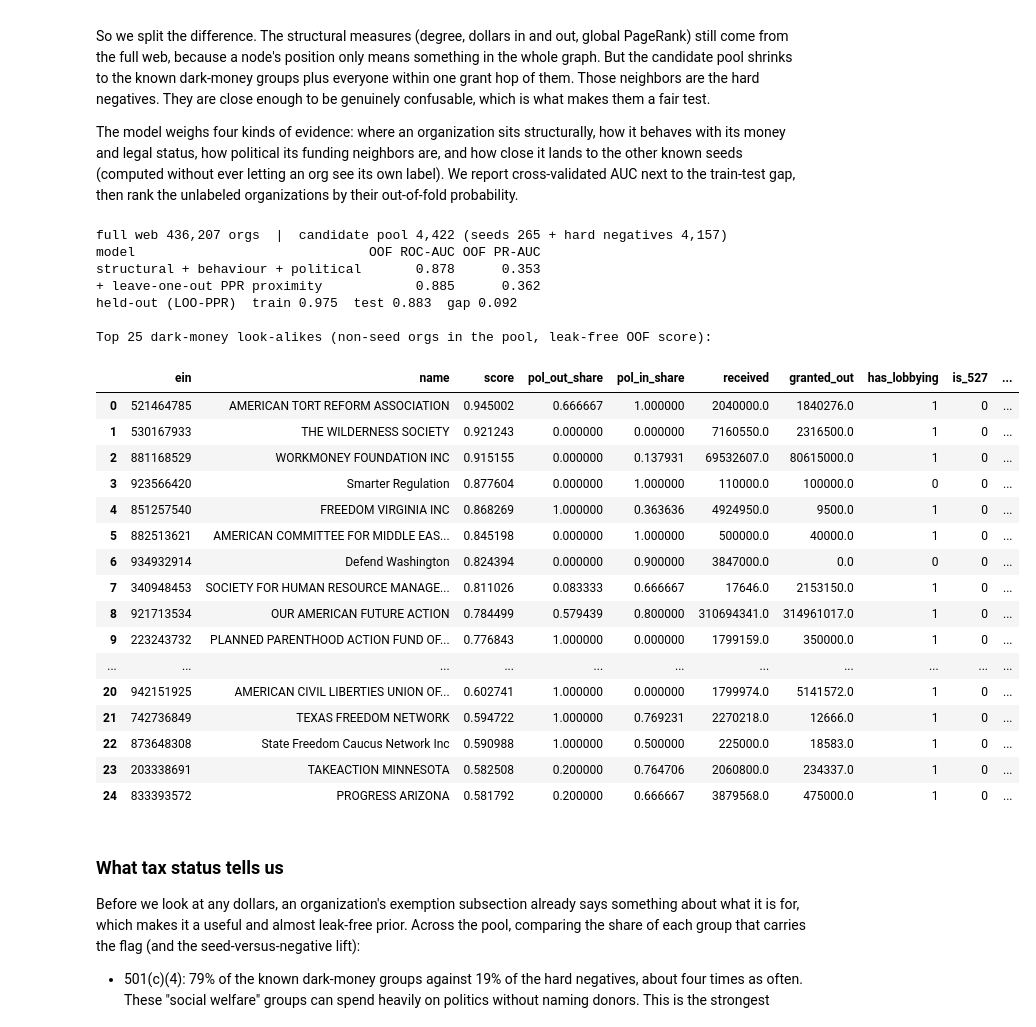
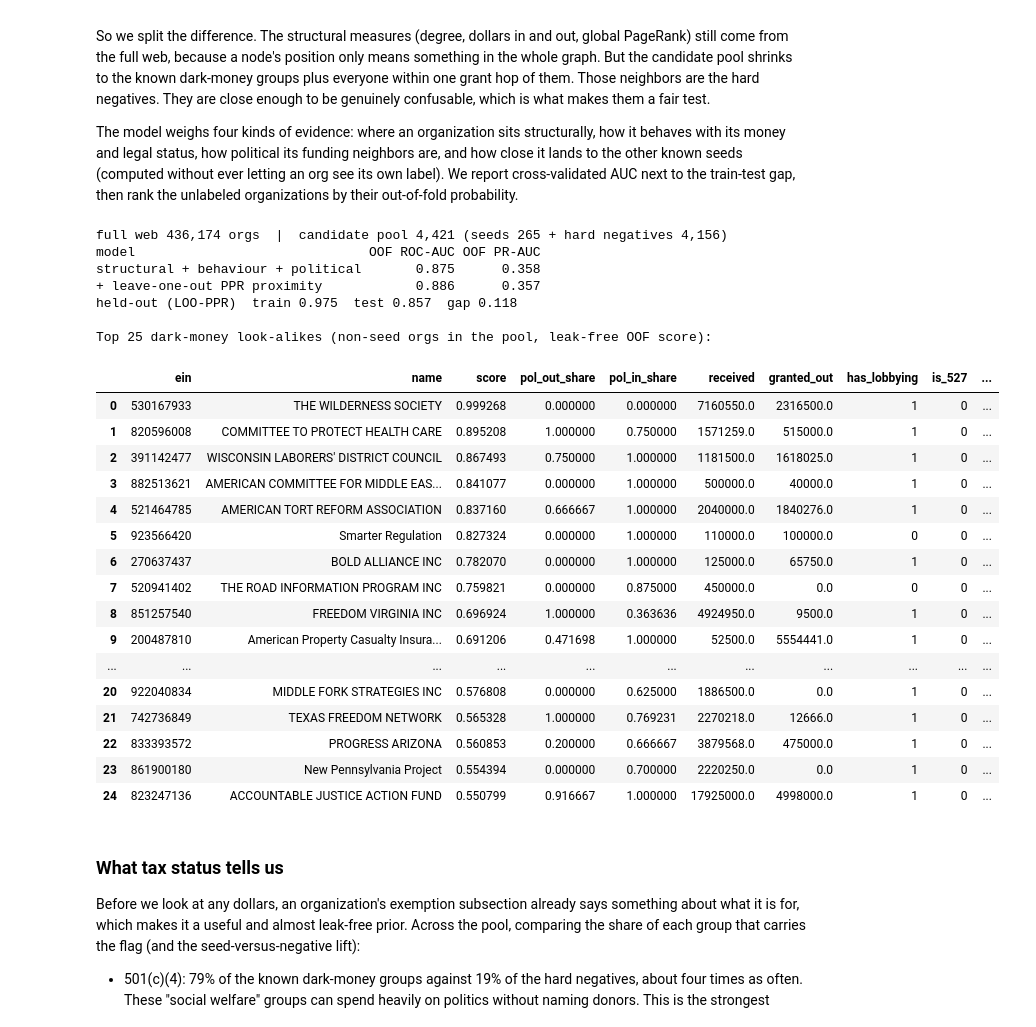
Before and after one commit to team-glass-house/influence-network, a Jupyter notebook: notebooks/network_analysis_modeling.ipynb, the cells around one changed output. Cells and saved outputs as stored; diff of their text form; code cells hidden in the pictures.

```diff
--- a/notebooks/network_analysis_modeling.ipynb
+++ b/notebooks/network_analysis_modeling.ipynb
@@ -303,6 +256,11 @@ import networkx as nx
 import numpy as np, pandas as pd
 
 YEARS = "(2023, 2024)"  # tax years for the money-flow network
+
+# Repeated-digit EINs (000000000, 999999999, 111111111, ...) are redaction sentinels filers enter
+# for a missing grantee, not real orgs; their inbound edges are artificial, so drop them up front.
+PLACEHOLDER_EINS = tuple(str(d) * 9 for d in range(10))
+_ph_sql = "(" + ", ".join(f"'{e}'" for e in PLACEHOLDER_EINS) + ")"
 
 # Dark-money seeds loaded from the maintained S3 label file.
 conn.execute(f"""CREATE OR REPLACE TEMP TABLE dark_money AS
@@ -318,6 +276,8 @@ WITH fy AS (SELECT filing_id, ein FROM irs990_filings WHERE TRY_CAST(tax_year AS
 SELECT fy.ein AS src, g.grantee_ein AS dst, SUM(TRY_CAST(g.amount AS DOUBLE)) AS amt
 FROM irs990_filing_grants g JOIN fy USING (filing_id)
 WHERE g.grantee_ein IS NOT NULL AND g.grantee_ein <> fy.ein
+  AND fy.ein NOT IN {_ph_sql}
+  AND g.grantee_ein NOT IN {_ph_sql}
 GROUP BY 1, 2
 HAVING SUM(TRY_CAST(g.amount AS DOUBLE)) > 0
 """)
@@ -488,6 +448,8 @@ S["global_pr"] = S.ein.map(pr)
 # --- behaviour features for the pool (fy scopes every source to the same YEARS window as the graph) ---
 # is_527: Schedule C line 5 lists section-527 orgs a filer paid, but filers mis-enter 501(c) orgs there.
 # A real 527 files Form 8871/8872, not a 990, so exclude any named EIN that appears as a 990 filer.
+# Exemption subsection is kept as flags (c3/c4/c5/c6 + an explicit "other") rather than dropping non-c3456
+# orgs, which would also discard orgs with a missing type -- including several known seeds.
 conn.register("g_nodes", pd.DataFrame({"ein": nodes}))
 behav = q(f"""
 WITH e AS (SELECT DISTINCT ein FROM g_nodes),
@@ -511,9 +473,13 @@ SELECT e.ein, o.current_name AS name,
        COALESCE(rec.received,0) AS received, COALESCE(go.granted_out,0) AS granted_out,
        CASE WHEN lob.ein  IS NOT NULL THEN 1 ELSE 0 END AS has_lobbying,
        CASE WHEN p527.ein IS NOT NULL THEN 1 ELSE 0 END AS is_527,
+       CASE WHEN eot.et = '501(c)(3)' THEN 1 ELSE 0 END AS eot_c3,
        CASE WHEN eot.et = '501(c)(4)' THEN 1 ELSE 0 END AS eot_c4,
+       CASE WHEN eot.et = '501(c)(5)' THEN 1 ELSE 0 END AS eot_c5,
        CASE WHEN eot.et = '501(c)(6)' THEN 1 ELSE 0 END AS eot_c6,
-       CASE WHEN eot.et = '501(c)(3)' THEN 1 ELSE 0 END AS eot_c3
+       CASE WHEN eot.et IS NOT NULL
+             AND eot.et NOT IN ('501(c)(3)', '501(c)(4)', '501(c)(5)', '501(c)(6)')
+            THEN 1 ELSE 0 END AS eot_c_other
 FROM e LEFT JOIN organizations o ON o.ein = e.ein
 LEFT JOIN rec ON rec.ein = e.ein LEFT JOIN go ON go.ein = e.ein
 LEFT JOIN lob ON lob.ein = e.ein LEFT JOIN p527 ON p527.ein = e.ein LEFT JOIN eot ON eot.ein = e.ein
@@ -545,8 +511,8 @@ _pf = np.array([_pol_feats(n) for n in nodes])
 M["pol_out_share"], M["pol_in_share"], M["pol_deg"] = _pf[:, 0], _pf[:, 1], _pf[:, 2]
 
 STRUCTB = ["in_deg", "out_deg", "log_d_in", "log_d_out", "conduit", "deg", "global_pr"]
-BEHAVB  = ["log_received", "log_granted_out", "pass_through", "velocity",
-           "has_lobbying", "is_527", "name_flag", "eot_c4", "eot_c6", "eot_c3"]
+BEHAVB  = ["log_received", "log_granted_out", "pass_through", "velocity", "has_lobbying", "is_527",
+           "name_flag", "eot_c3", "eot_c4", "eot_c5", "eot_c6", "eot_c_other"]
 POL     = ["pol_out_share", "pol_in_share", "pol_deg"]
 Xbase = M[STRUCTB + BEHAVB + POL].fillna(0).values
 
@@ -568,55 +534,55 @@ def prox(train_pos):   # proximity to OTHER seeds (leave-one-out): leak-free, sy
 
 cv = StratifiedKFold(5, shuffle=True, random_state=42)
 oof_base, oof_prox = np.zeros(len(nodes)), np.zeros(len(nodes))
 for tr, te in cv.split(Xbase, y):
     tp = [nodes[i] for i in tr if y[i] == 1]
     Xp = np.column_stack([Xbase, prox(tp)])
     oof_base[te] = GBC().fit(Xbase[tr], y[tr]).predict_proba(Xbase[te])[:, 1]
     oof_prox[te] = GBC().fit(Xp[tr], y[tr]).predict_proba(Xp[te])[:, 1]
 
 print(f"full web {G.number_of_nodes():,} orgs  |  candidate pool {len(nodes):,} "
       f"(seeds {int(y.sum())} + hard negatives {int((y==0).sum()):,})")
 print(f"{'model':34s} {'OOF ROC-AUC':>11} {'OOF PR-AUC':>10}")
 for tag, oof in [("structural + behaviour + political", oof_base), ("+ leave-one-out PPR proximity", oof_prox)]:
     print(f"{tag:34s} {roc_auc_score(y, oof):>11.3f} {average_precision_score(y, oof):>10.3f}")
 
 tr, te = train_test_split(np.arange(len(nodes)), test_size=0.30, stratify=y, random_state=42)
 Xp = np.column_stack([Xbase, prox([nodes[i] for i in tr if y[i] == 1])])
 mdl = GBC().fit(Xp[tr], y[tr])
 gtr = roc_auc_score(y[tr], mdl.predict_proba(Xp[tr])[:, 1]); gte = roc_auc_score(y[te], mdl.predict_proba(Xp[te])[:, 1])
 print(f"held-out (LOO-PPR)  train {gtr:.3f}  test {gte:.3f}  gap {gtr - gte:.3f}")
 
 M["score"] = oof_prox
 M["is_seed"] = y
 leads = M[M.is_seed == 0].sort_values("score", ascending=False).reset_index(drop=True)
 print("\nTop 25 dark-money look-alikes (non-seed orgs in the pool, leak-free OOF score):")
-display(leads.head(25)[["ein", "name", "score", "pol_out_share", "pol_in_share", "received",
-                        "granted_out", "has_lobbying", "is_527", "eot_c4", "eot_c6","eot_c3"]])
+display(leads.head(25)[["ein", "name", "score", "pol_out_share", "pol_in_share", "received", "granted_out",
+                        "has_lobbying", "is_527", "eot_c3", "eot_c4", "eot_c5", "eot_c6", "eot_c_other"]])
 # %% [output]
-full web 436,207 orgs  |  candidate pool 4,422 (seeds 265 + hard negatives 4,157)
+full web 436,174 orgs  |  candidate pool 4,421 (seeds 265 + hard negatives 4,156)
 model                              OOF ROC-AUC OOF PR-AUC
-structural + behaviour + political       0.878      0.353
-+ leave-one-out PPR proximity            0.885      0.362
-held-out (LOO-PPR)  train 0.975  test 0.883  gap 0.092
+structural + behaviour + political       0.875      0.358
++ leave-one-out PPR proximity            0.886      0.357
+held-out (LOO-PPR)  train 0.975  test 0.857  gap 0.118
 
 Top 25 dark-money look-alikes (non-seed orgs in the pool, leak-free OOF score):
 |  | ein | name | score | pol_out_share | pol_in_share | received | granted_out | has_lobbying | is_527 | ... |
-| 0 | 521464785 | AMERICAN TORT REFORM ASSOCIATION | 0.945002 | 0.666667 | 1.000000 | 2040000.0 | 1840276.0 | 1 | 0 | ... |
-| 1 | 530167933 | THE WILDERNESS SOCIETY | 0.921243 | 0.000000 | 0.000000 | 7160550.0 | 2316500.0 | 1 | 0 | ... |
-| 2 | 881168529 | WORKMONEY FOUNDATION INC | 0.915155 | 0.000000 | 0.137931 | 69532607.0 | 80615000.0 | 1 | 0 | ... |
-| 3 | 923566420 | Smarter Regulation | 0.877604 | 0.000000 | 1.000000 | 110000.0 | 100000.0 | 0 | 0 | ... |
-| 4 | 851257540 | FREEDOM VIRGINIA INC | 0.868269 | 1.000000 | 0.363636 | 4924950.0 | 9500.0 | 1 | 0 | ... |
-| 5 | 882513621 | AMERICAN COMMITTEE FOR MIDDLE EAS... | 0.845198 | 0.000000 | 1.000000 | 500000.0 | 40000.0 | 1 | 0 | ... |
-| 6 | 934932914 | Defend Washington | 0.824394 | 0.000000 | 0.900000 | 3847000.0 | 0.0 | 0 | 0 | ... |
-| 7 | 340948453 | SOCIETY FOR HUMAN RESOURCE MANAGE... | 0.811026 | 0.083333 | 0.666667 | 17646.0 | 2153150.0 | 1 | 0 | ... |
-| 8 | 921713534 | OUR AMERICAN FUTURE ACTION | 0.784499 | 0.579439 | 0.800000 | 310694341.0 | 314961017.0 | 1 | 0 | ... |
-| 9 | 223243732 | PLANNED PARENTHOOD ACTION FUND OF... | 0.776843 | 1.000000 | 0.000000 | 1799159.0 | 350000.0 | 1 | 0 | ... |
+| 0 | 530167933 | THE WILDERNESS SOCIETY | 0.999268 | 0.000000 | 0.000000 | 7160550.0 | 2316500.0 | 1 | 0 | ... |
+| 1 | 820596008 | COMMITTEE TO PROTECT HEALTH CARE | 0.895208 | 1.000000 | 0.750000 | 1571259.0 | 515000.0 | 1 | 0 | ... |
+| 2 | 391142477 | WISCONSIN LABORERS' DISTRICT COUNCIL | 0.867493 | 0.750000 | 1.000000 | 1181500.0 | 1618025.0 | 1 | 0 | ... |
+| 3 | 882513621 | AMERICAN COMMITTEE FOR MIDDLE EAS... | 0.841077 | 0.000000 | 1.000000 | 500000.0 | 40000.0 | 1 | 0 | ... |
+| 4 | 521464785 | AMERICAN TORT REFORM ASSOCIATION | 0.837160 | 0.666667 | 1.000000 | 2040000.0 | 1840276.0 | 1 | 0 | ... |
+| 5 | 923566420 | Smarter Regulation | 0.827324 | 0.000000 | 1.000000 | 110000.0 | 100000.0 | 0 | 0 | ... |
+| 6 | 270637437 | BOLD ALLIANCE INC | 0.782070 | 0.000000 | 1.000000 | 125000.0 | 65750.0 | 1 | 0 | ... |
+| 7 | 520941402 | THE ROAD INFORMATION PROGRAM INC | 0.759821 | 0.000000 | 0.875000 | 450000.0 | 0.0 | 0 | 0 | ... |
+| 8 | 851257540 | FREEDOM VIRGINIA INC | 0.696924 | 1.000000 | 0.363636 | 4924950.0 | 9500.0 | 1 | 0 | ... |
+| 9 | 200487810 | American Property Casualty Insura... | 0.691206 | 0.471698 | 1.000000 | 52500.0 | 5554441.0 | 1 | 0 | ... |
 | ... | ... | ... | ... | ... | ... | ... | ... | ... | ... | ... |
-| 20 | 942151925 | AMERICAN CIVIL LIBERTIES UNION OF... | 0.602741 | 1.000000 | 0.000000 | 1799974.0 | 5141572.0 | 1 | 0 | ... |
-| 21 | 742736849 | TEXAS FREEDOM NETWORK | 0.594722 | 1.000000 | 0.769231 | 2270218.0 | 12666.0 | 1 | 0 | ... |
-| 22 | 873648308 | State Freedom Caucus Network Inc | 0.590988 | 1.000000 | 0.500000 | 225000.0 | 18583.0 | 1 | 0 | ... |
-| 23 | 203338691 | TAKEACTION MINNESOTA | 0.582508 | 0.200000 | 0.764706 | 2060800.0 | 234337.0 | 1 | 0 | ... |
-| 24 | 833393572 | PROGRESS ARIZONA | 0.581792 | 0.200000 | 0.666667 | 3879568.0 | 475000.0 | 1 | 0 | ... |
+| 20 | 922040834 | MIDDLE FORK STRATEGIES INC | 0.576808 | 0.000000 | 0.625000 | 1886500.0 | 0.0 | 1 | 0 | ... |
+| 21 | 742736849 | TEXAS FREEDOM NETWORK | 0.565328 | 1.000000 | 0.769231 | 2270218.0 | 12666.0 | 1 | 0 | ... |
+| 22 | 833393572 | PROGRESS ARIZONA | 0.560853 | 0.200000 | 0.666667 | 3879568.0 | 475000.0 | 1 | 0 | ... |
+| 23 | 861900180 | New Pennsylvania Project | 0.554394 | 0.000000 | 0.700000 | 2220250.0 | 0.0 | 1 | 0 | ... |
+| 24 | 823247136 | ACCOUNTABLE JUSTICE ACTION FUND | 0.550799 | 0.916667 | 1.000000 | 17925000.0 | 4998000.0 | 1 | 0 | ... |
 # %% [markdown]
 ### What tax status tells us
 
```
Also changed, not shown: parts of 4 cells of this notebook.
